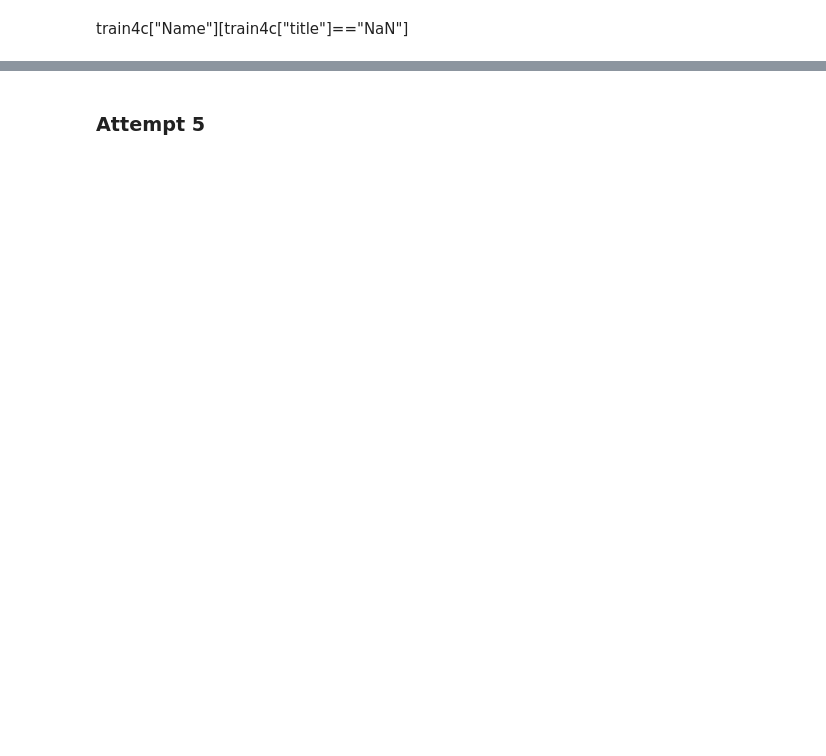
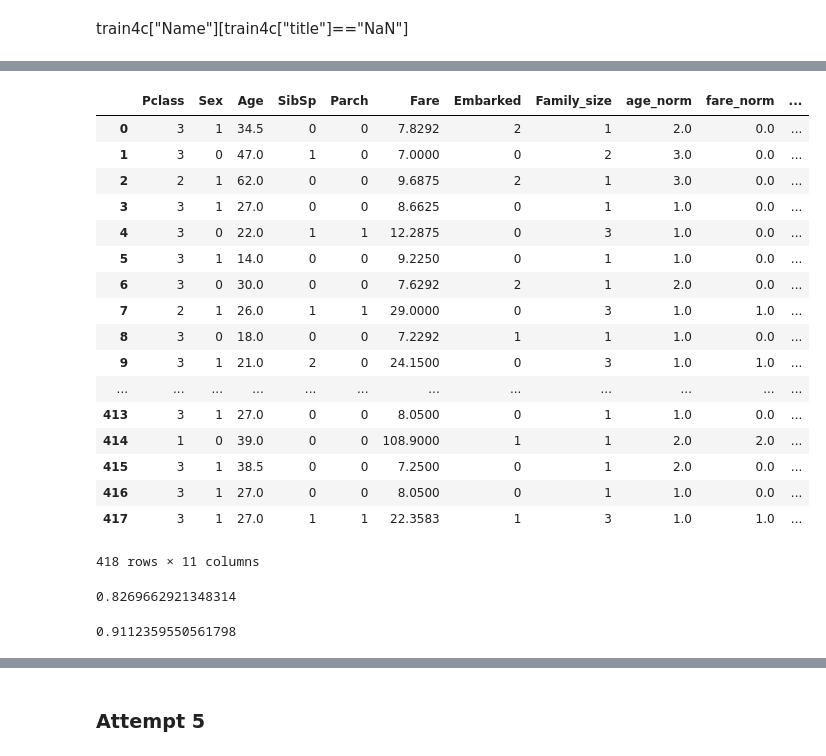
Before and after one commit to akhil451/titanic, a Jupyter notebook: titanic.ipynb, the cells around one changed output, grey strips where cells are left out. Saved outputs shown, nothing was run; the diff lists cells and outputs as text; code cells hidden in the pictures; blank space fills up the shorter version.

```diff
--- a/titanic.ipynb
+++ b/titanic.ipynb
@@ -726,0 +802,21 @@ train4c
+# %%
+test4c
+# %% [output]
+|  | Pclass | Sex | Age | SibSp | Parch | Fare | Embarked | Family_size | age_norm | fare_norm | ... |
+| 0 | 3 | 1 | 34.5 | 0 | 0 | 7.8292 | 2 | 1 | 2.0 | 0.0 | ... |
+| 1 | 3 | 0 | 47.0 | 1 | 0 | 7.0000 | 0 | 2 | 3.0 | 0.0 | ... |
+| 2 | 2 | 1 | 62.0 | 0 | 0 | 9.6875 | 2 | 1 | 3.0 | 0.0 | ... |
+| 3 | 3 | 1 | 27.0 | 0 | 0 | 8.6625 | 0 | 1 | 1.0 | 0.0 | ... |
+| 4 | 3 | 0 | 22.0 | 1 | 1 | 12.2875 | 0 | 3 | 1.0 | 0.0 | ... |
+| 5 | 3 | 1 | 14.0 | 0 | 0 | 9.2250 | 0 | 1 | 1.0 | 0.0 | ... |
+| 6 | 3 | 0 | 30.0 | 0 | 0 | 7.6292 | 2 | 1 | 2.0 | 0.0 | ... |
+| 7 | 2 | 1 | 26.0 | 1 | 1 | 29.0000 | 0 | 3 | 1.0 | 1.0 | ... |
+| 8 | 3 | 0 | 18.0 | 0 | 0 | 7.2292 | 1 | 1 | 1.0 | 0.0 | ... |
+| 9 | 3 | 1 | 21.0 | 2 | 0 | 24.1500 | 0 | 3 | 1.0 | 1.0 | ... |
+| ... | ... | ... | ... | ... | ... | ... | ... | ... | ... | ... | ... |
+| 413 | 3 | 1 | 27.0 | 0 | 0 | 8.0500 | 0 | 1 | 1.0 | 0.0 | ... |
+| 414 | 1 | 0 | 39.0 | 0 | 0 | 108.9000 | 1 | 1 | 2.0 | 2.0 | ... |
+| 415 | 3 | 1 | 38.5 | 0 | 0 | 7.2500 | 0 | 1 | 2.0 | 0.0 | ... |
+| 416 | 3 | 1 | 27.0 | 0 | 0 | 8.0500 | 0 | 1 | 1.0 | 0.0 | ... |
+| 417 | 3 | 1 | 27.0 | 1 | 1 | 22.3583 | 1 | 3 | 1.0 | 1.0 | ... |
+418 rows × 11 columns
@@ -728,14 +827,21 @@ train4c
 # train4c=train4c.drop(["Age","Fare"],axis=1)
 # test4c=test4c.drop(["Age","Fare"],axis=1)
 # %%
-rf_new=RandomForestClassifier(n_estimators=100,n_jobs=-1)
+rf_new=RandomForestClassifier(n_estimators=100,min_samples_leaf=2,n_jobs=-1,oob_score=True)
 rf_new.fit(train4c.drop(["Survived"],axis=1),train4c["Survived"])
 y_pred9=rf_new.predict(test4c)
+print(rf_new.oob_score_)
+# %% [output]
+0.8269662921348314
 # %%
 sub9=pd.DataFrame({
     "PassengerId":df_test["PassengerId"],
     "Survived":y_pred9
 })
+# %%
+print(rf_new.score(train4c.drop(["Survived"],axis=1),train4c["Survived"]))
+# %% [output]
+0.9112359550561798
 # %%
 sub9.to_csv("tmp/sub9.csv",index=False)
 # %%
```
Also changed, not shown: parts of 42 cells of this notebook, 8 other files.
